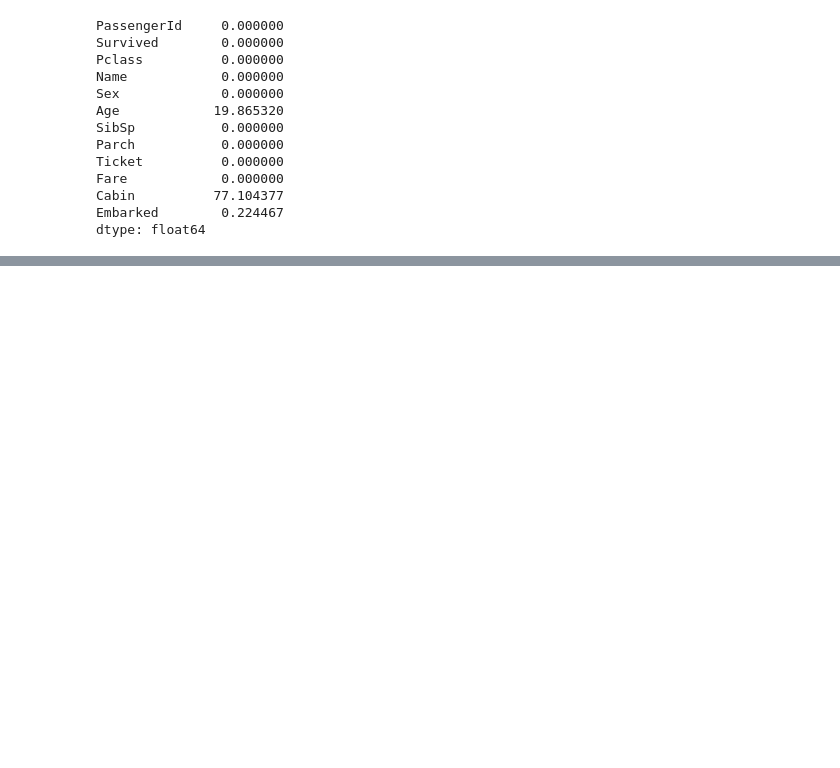
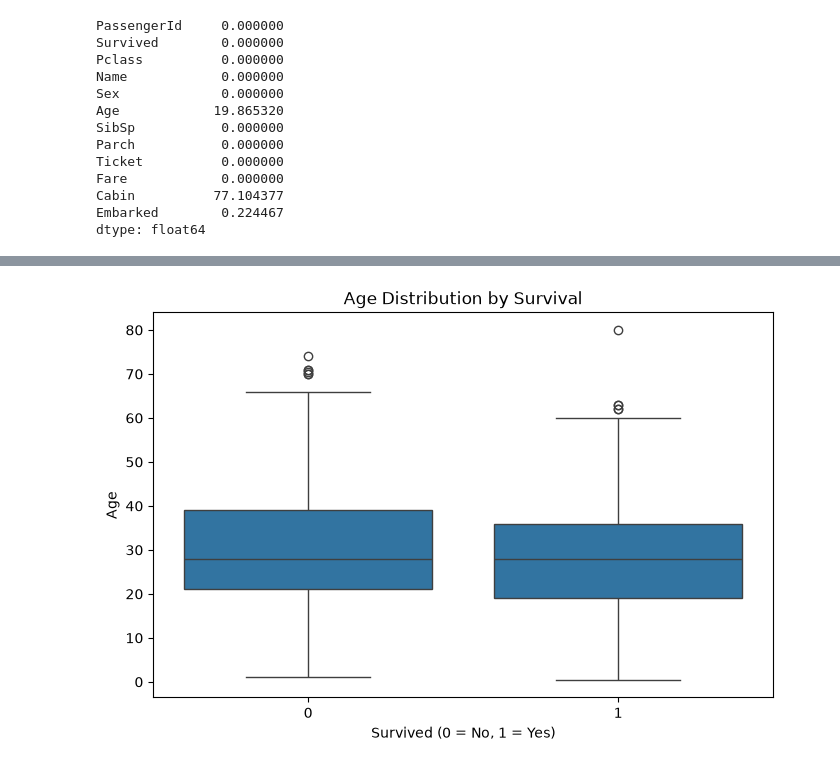
Before and after one commit to tharunika-19/Machine_Learning, a Jupyter notebook: Titanic Survival Intelligence/ Titanic_ML.ipynb, the cells around one changed output, grey strips where cells are left out. Drawn from its saved outputs; the diff is of its cells as text; code cells hidden in the pictures; blank space fills up the shorter version.

```diff
--- a/Titanic Survival Intelligence/ Titanic_ML.ipynb
+++ b/Titanic Survival Intelligence/ Titanic_ML.ipynb
@@ -92,0 +130,10 @@ dtype: float64
+# %%
+plt.figure(figsize=(8,5))
+sns.boxplot(x="Survived", y="Age", data=df)
+
+plt.title("Age Distribution by Survival")
+plt.xlabel("Survived (0 = No, 1 = Yes)")
+plt.ylabel("Age")
+plt.show()
+# %% [output]
+[figure, added]
```
Also changed, not shown: parts of 48 cells of this notebook.
